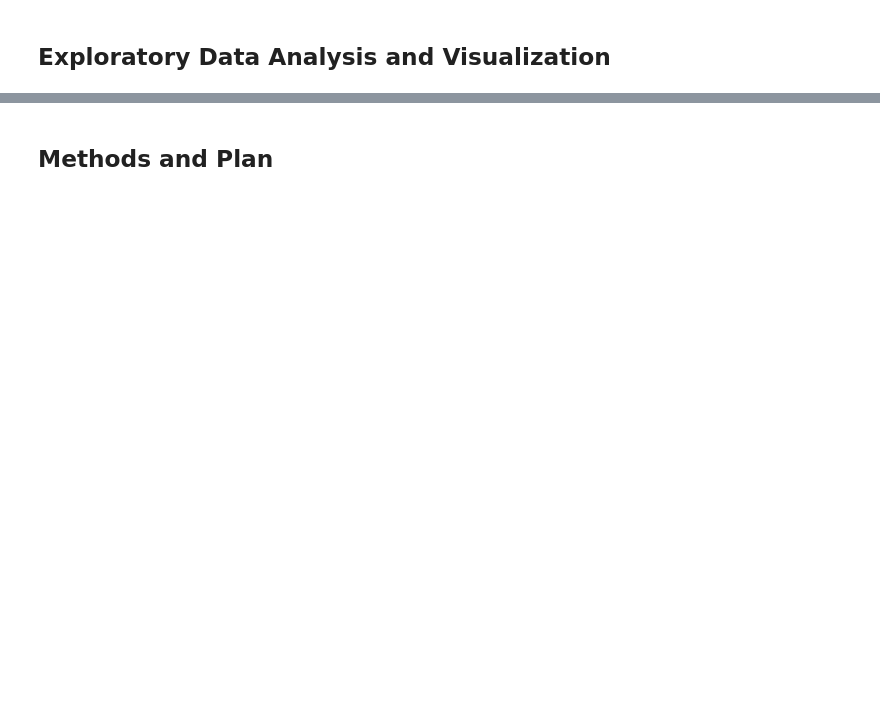
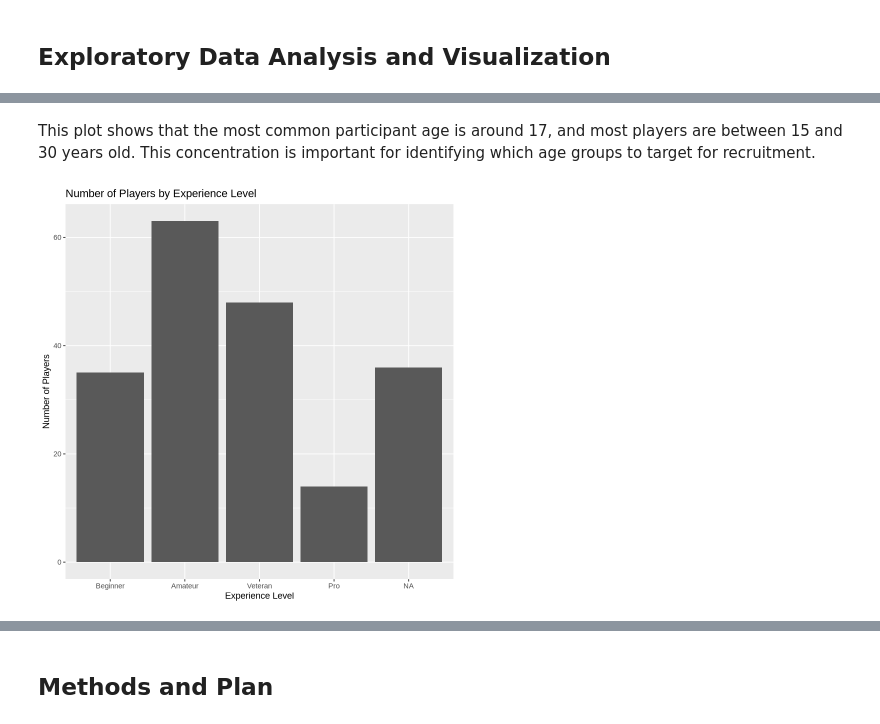
Before and after one commit to averykimura/avery_gamet_project_planning_DSCI100, a Jupyter notebook: Avery Gamet Project Planning.ipynb, the cells around one changed output, grey strips where cells are left out. Drawn from its saved outputs; the diff is of its cells as text; code cells hidden in the pictures; blank space fills up the shorter version.

```diff
--- a/Avery Gamet Project Planning.ipynb
+++ b/Avery Gamet Project Planning.ipynb
@@ -104,0 +116,15 @@ $ Age          <dbl> 9, 17, 17, 21, 21, 17, 19, 21, 47, 22, 23, 17, 25, 22, 17
+# %% [markdown]
+This plot shows that the most common participant age is around 17, and most players are between 15 and 30 years old. This concentration is important for identifying which age groups to target for recruitment.
+# %%
+players_exp_order <- players |>
+  mutate(experience = factor(experience,
+                             levels = c("Beginner", "Amateur", "Normal", "Veteran", "Pro")))
+
+experience_plot <- ggplot(players_exp_order, aes(x = experience)) +
+  geom_bar() +
+  labs(title = "Number of Players by Experience Level",
+    x = "Experience Level",
+    y = "Number of Players")
+experience_plot
+# %% [output]
+[figure, added]
```
Also changed, not shown: parts of 8 cells of this notebook.
